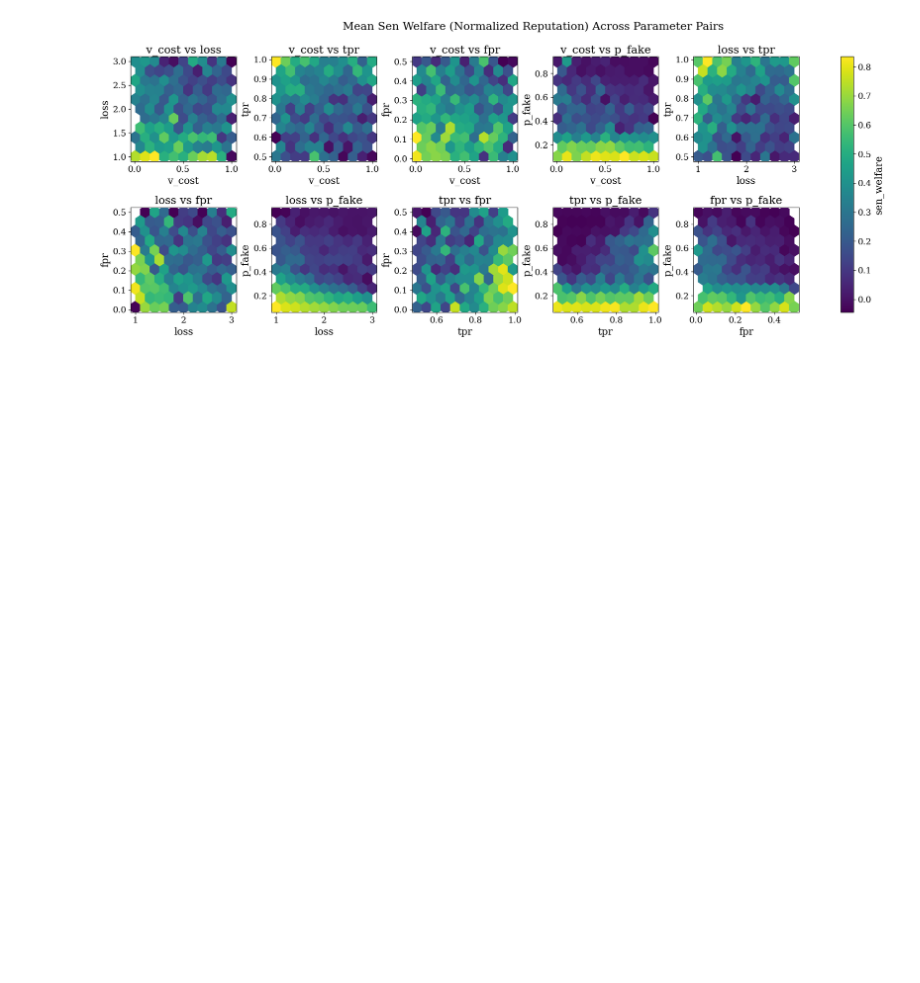
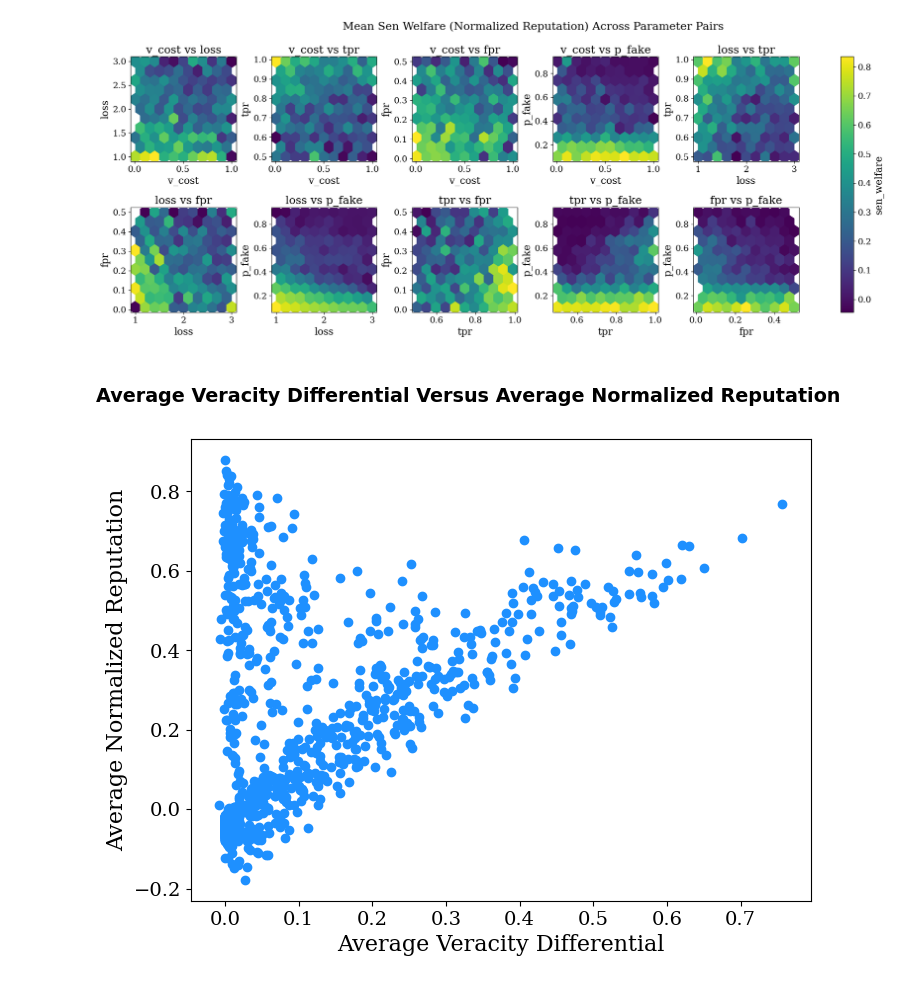
Before and after one commit to charlesaugdupont/deepfake-percolation, a Jupyter notebook: notebooks/analysis.ipynb, the cells around one changed output. Cells and saved outputs as stored; diff of their text form; code cells hidden in the pictures; blank space fills up the shorter version.

```diff
--- a/notebooks/analysis.ipynb
+++ b/notebooks/analysis.ipynb
@@ -146,3 +151,22 @@ plot_hexbin_grid(
 )
 # %% [output]
 [figure]
+# %% [markdown]
+### Average Veracity Differential Versus Average Normalized Reputation
+# %%
+l1 = list(sim_df["global_sim_id"])
+l2 = list(sim_df["lhs_id"])
+D = {l1[i]:l2[i] for i in range(len(l1))}
+node_df["lhs_id"] = [D[x] for x in list(node_df["global_sim_id"])]
+# %%
+plt.scatter(
+    sim_df.groupby("lhs_id").mean()["veracity_differential"],
+    node_df.groupby("lhs_id").mean()["normalized_rep"],
+    color="dodgerblue"
+)
+
+plt.xlabel("Average Veracity Differential")
+plt.ylabel("Average Normalized Reputation")
+plt.show()
+# %% [output]
+[figure, added]
```
Also changed, not shown: parts of 15 cells of this notebook.
